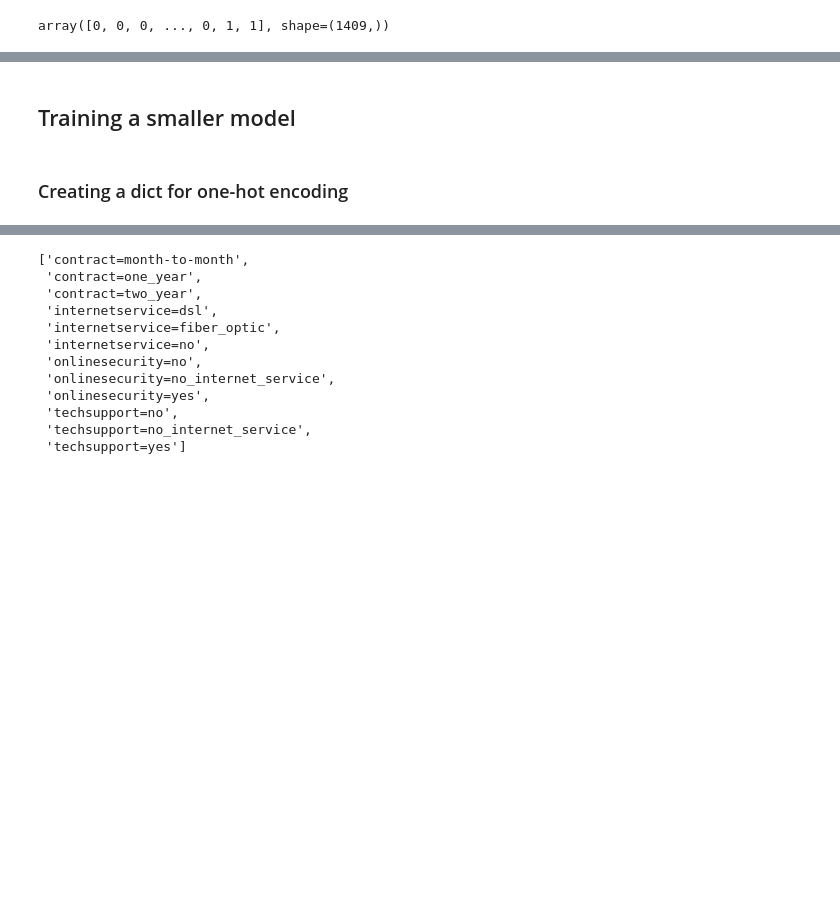
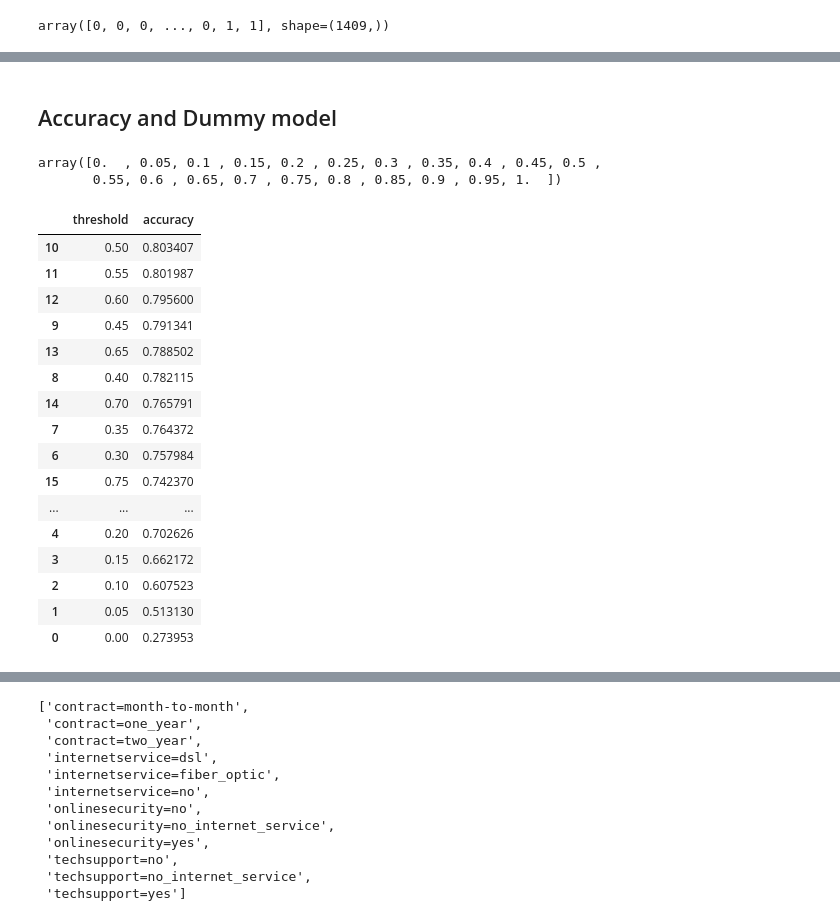
Before and after one commit to not-AVP/psychic-potato, a Jupyter notebook: practice/ChurnBurn.ipynb, the cells around one changed output, grey strips where cells are left out. Cells and saved outputs as stored; diff of their text form; code cells hidden in the pictures; blank space fills up the shorter version.

Commit message:
accuracy and dummy model

```diff
--- a/practice/ChurnBurn.ipynb
+++ b/practice/ChurnBurn.ipynb
@@ -691,4 +692,8 @@ np.float64(0.8034066713981547)
-# %% [markdown]
-## Training a smaller model
-# %% [markdown]
-### Creating a dict for one-hot encoding
+# %% [markdown]
+## Accuracy and Dummy model
+# %%
+Thres = np.linspace(0, 1, 21)
+Thres
+# %% [output]
+array([0.  , 0.05, 0.1 , 0.15, 0.2 , 0.25, 0.3 , 0.35, 0.4 , 0.45, 0.5 ,
+       0.55, 0.6 , 0.65, 0.7 , 0.75, 0.8 , 0.85, 0.9 , 0.95, 1.  ])
@@ -694,0 +706,23 @@ np.float64(0.8034066713981547)
+# %%
+ThresTable = pd.DataFrame()
+ThresTable['threshold'] = Thres
+ThresTable['accuracy'] = a
+ThresTable.sort_values("accuracy", ascending=False)
+# %% [output]
+|  | threshold | accuracy |
+| 10 | 0.50 | 0.803407 |
+| 11 | 0.55 | 0.801987 |
+| 12 | 0.60 | 0.795600 |
+| 9 | 0.45 | 0.791341 |
+| 13 | 0.65 | 0.788502 |
+| 8 | 0.40 | 0.782115 |
+| 14 | 0.70 | 0.765791 |
+| 7 | 0.35 | 0.764372 |
+| 6 | 0.30 | 0.757984 |
+| 15 | 0.75 | 0.742370 |
+| ... | ... | ... |
+| 4 | 0.20 | 0.702626 |
+| 3 | 0.15 | 0.662172 |
+| 2 | 0.10 | 0.607523 |
+| 1 | 0.05 | 0.513130 |
+| 0 | 0.00 | 0.273953 |
```
Also changed, not shown: parts of 6 cells of this notebook.
